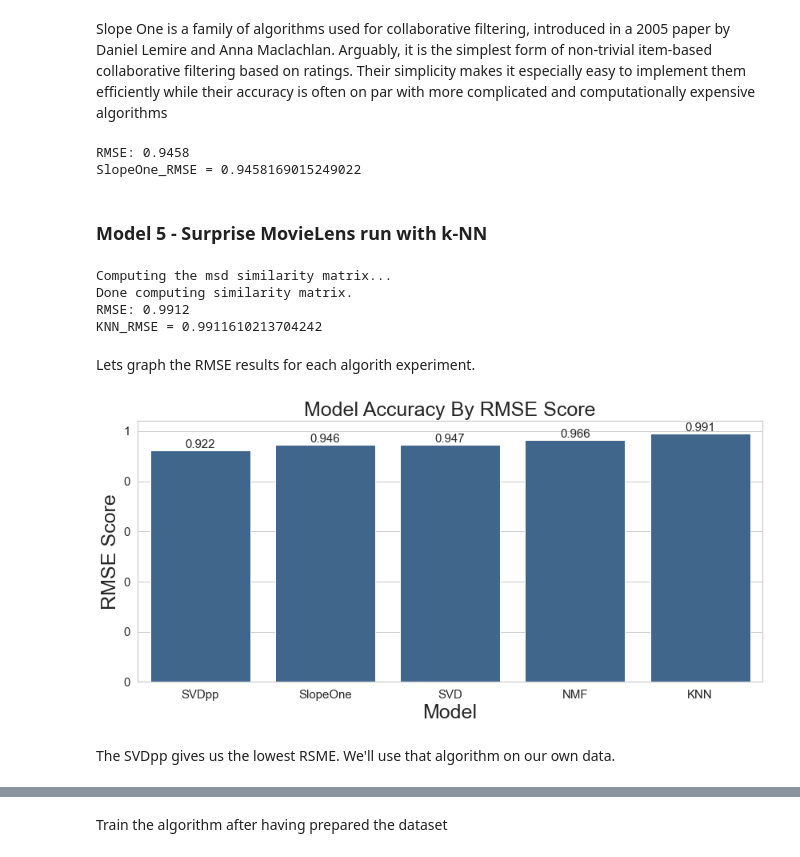
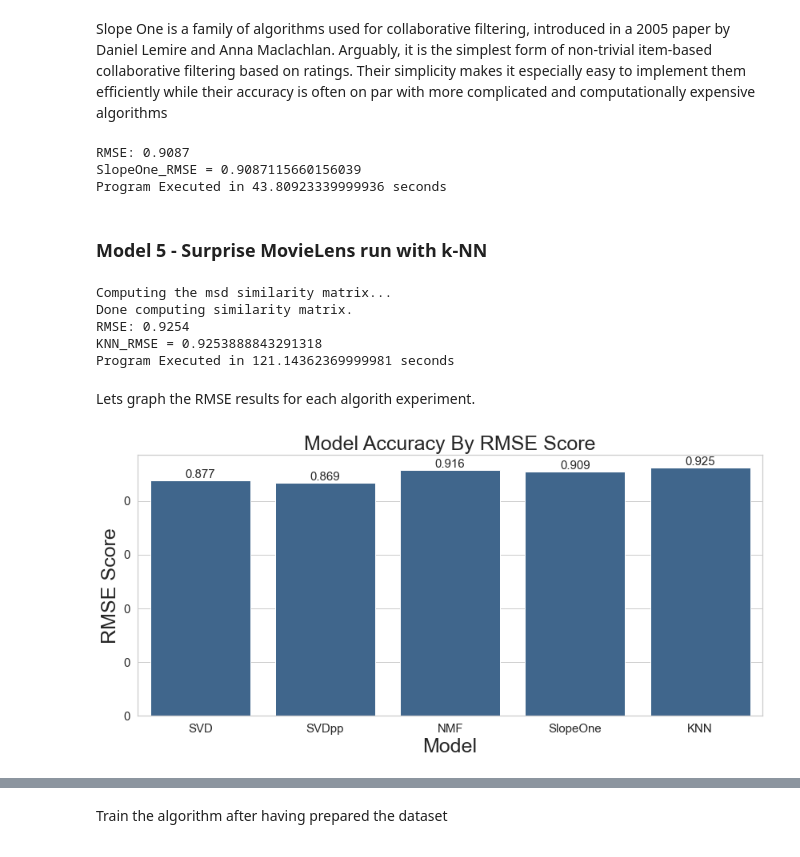
Before and after one commit to drikus-d/unsupervised-predict-streamlit-template, a Jupyter notebook: Drikus_Notebook_v2.ipynb, the cells around one changed output, grey strips where cells are left out. Drawn from its saved outputs; the diff is of its cells as text; code cells hidden in the pictures.

Commit message:
Drikus Notebook Experiment updates

```diff
--- a/Drikus_Notebook_v2.ipynb
+++ b/Drikus_Notebook_v2.ipynb
@@ -754,8 +755,11 @@ from surprise import Dataset
 from surprise import accuracy
 from surprise.model_selection import train_test_split
 
-# Load the movielens-100k dataset (download it if needed),
-data = Dataset.load_builtin('ml-100k')
+#time the experiment
+start = timeit.default_timer()
+
+# Load the movielens-1million dataset (download it if needed),
+data = Dataset.load_builtin('ml-1m')
 
 # sample random trainset and testset
 # test set is made of 25% of the ratings.
@@ -771,4 +775,9 @@ predictions = algo.test(testset)
 # Then compute RMSE
 SVD_RMSE = accuracy.rmse(predictions)
 print('SVD_RMSE = ' + str(SVD_RMSE))
+
+#Calculate + print experiment time
+stop = timeit.default_timer()
+execution_time_SVD = round((stop - start), 2)
+print("Program Executed in "+str(execution_time_SVD) + " seconds") # It returns time in seconds
 # %% [output]
@@ -827,6 +855,9 @@ NMF_RMSE = 0.9657002345238624
 Slope One is a family of algorithms used for collaborative filtering, introduced in a 2005 paper by Daniel Lemire and Anna Maclachlan. Arguably, it is the simplest form of non-trivial item-based collaborative filtering based on ratings. Their simplicity makes it especially easy to implement them efficiently while their accuracy is often on par with more complicated and computationally expensive algorithms
 # %%
 from surprise import SlopeOne
+
+#time the experiment
+start = timeit.default_timer()
 
 # sample random trainset and testset
 # test set is made of 25% of the ratings.
@@ -842,13 +873,22 @@ predictions = algo.test(testset)
 # Then compute RMSE
 SlopeOne_RMSE = accuracy.rmse(predictions)
 print('SlopeOne_RMSE = ' + str(SlopeOne_RMSE))
+
+#Calculate + print experiment time
+stop = timeit.default_timer()
+execution_time_SlopeOne = stop - start
+print("Program Executed in "+str(execution_time_SlopeOne) + " seconds") # It returns time in seconds
 # %% [output]
-RMSE: 0.9458
-SlopeOne_RMSE = 0.9458169015249022
+RMSE: 0.9087
+SlopeOne_RMSE = 0.9087115660156039
+Program Executed in 43.80923339999936 seconds
 # %% [markdown]
 ### Model 5 - Surprise MovieLens run with k-NN
 # %%
 from surprise import KNNBasic
+
+#time the experiment
+start = timeit.default_timer()
 
 # sample random trainset and testset
 # test set is made of 25% of the ratings.
@@ -864,31 +904,36 @@ predictions = algo.test(testset)
 # Then compute RMSE
 KNN_RMSE = accuracy.rmse(predictions)
 print('KNN_RMSE = ' + str(KNN_RMSE))
+
+#Calculate + print experiment time
+stop = timeit.default_timer()
+execution_time_KNN = stop - start
+print("Program Executed in "+str(execution_time_KNN) + " seconds") # It returns time in seconds
 # %% [output]
 Computing the msd similarity matrix...
 Done computing similarity matrix.
-RMSE: 0.9912
-KNN_RMSE = 0.9911610213704242
+RMSE: 0.9254
+KNN_RMSE = 0.9253888843291318
+Program Executed in 121.14362369999981 seconds
 # %% [markdown]
 Lets graph the RMSE results for each algorith experiment.
 # %%
+# Create dataframe for RMSE data
 rmse_scores =[SVD_RMSE,SVDpp_RMSE,NMF_RMSE,SlopeOne_RMSE,KNN_RMSE]
 models =['SVD','SVDpp','NMF','SlopeOne','KNN']
-
 accuracy_data = pd.DataFrame({'model':models,'RMSE':rmse_scores})
 
+#Plot the RMSE data
 fig, ax = plt.subplots(figsize=(14,6))
-sns.barplot(data=accuracy_data.sort_values(by='RMSE'), x='model', y='RMSE', color=(0.2, 0.4, 0.6, 0.6), ax=ax)
+sns.barplot(data=accuracy_data, x='model', y='RMSE', color=(0.2, 0.4, 0.6, 0.6), ax=ax)
 ax.set_xlabel("Model", size=25)
 ax.set_ylabel('RMSE Score', size=25)
 ax.set_yticklabels(['{:,}'.format(int(x)) for x in ax.get_yticks().tolist()])
 plt.xticks(size = 15)
 plt.yticks(size = 15)
 for p in ax.patches:
     ax.text(p.get_x() + p.get_width()/2, p.get_y() + p.get_height(), round(p.get_height(),3), fontsize=15, ha="center", va='bottom')
 plt.title('Model Accuracy By RMSE Score', fontsize=25)
 plt.show()
 # %% [output]
-[figure, old version]
+[figure, new version]
-# %% [markdown]
-The SVDpp gives us the lowest RSME. We'll use that algorithm on our own data.
```
Also changed, not shown: parts of 15 cells of this notebook, 1 other file.
